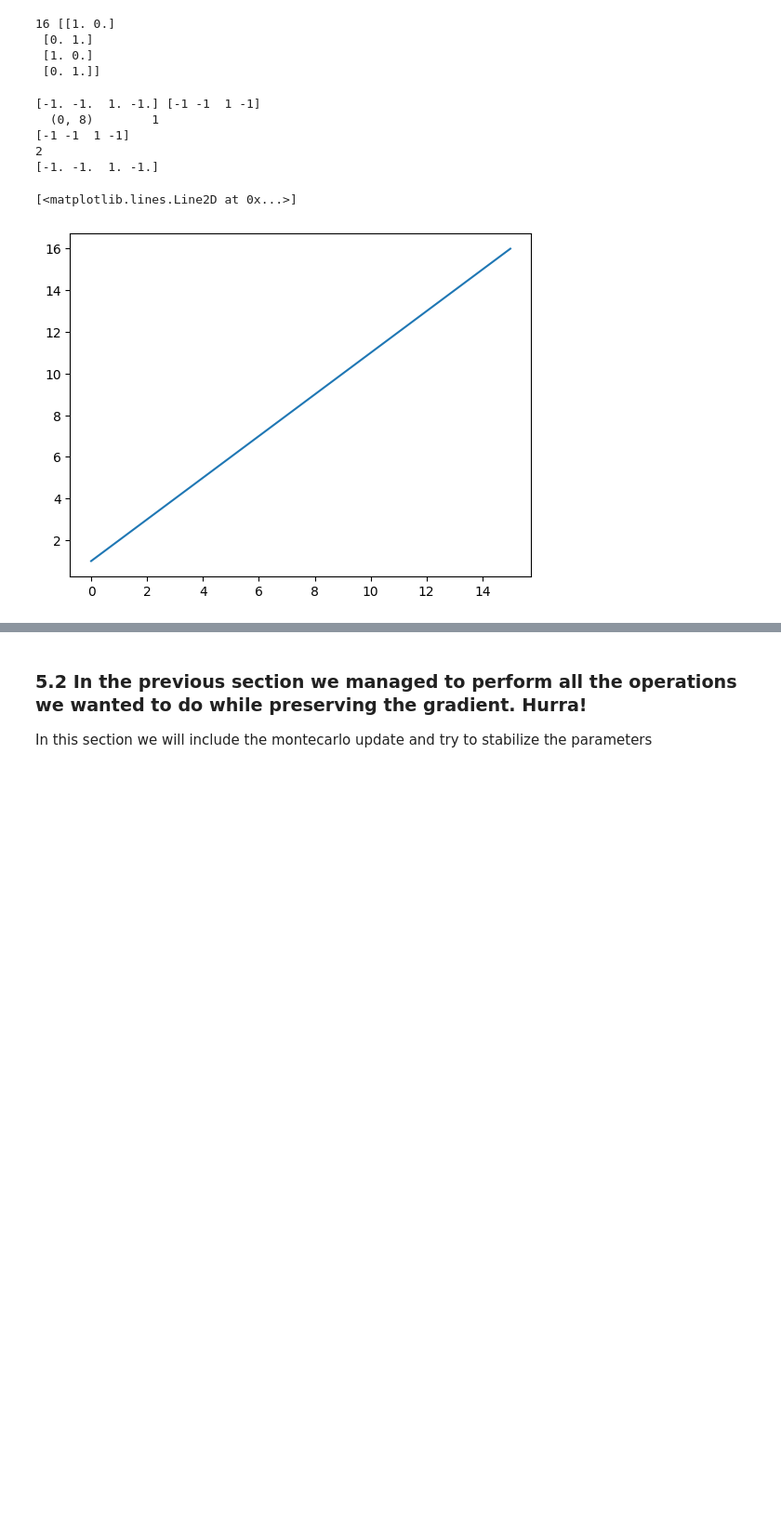
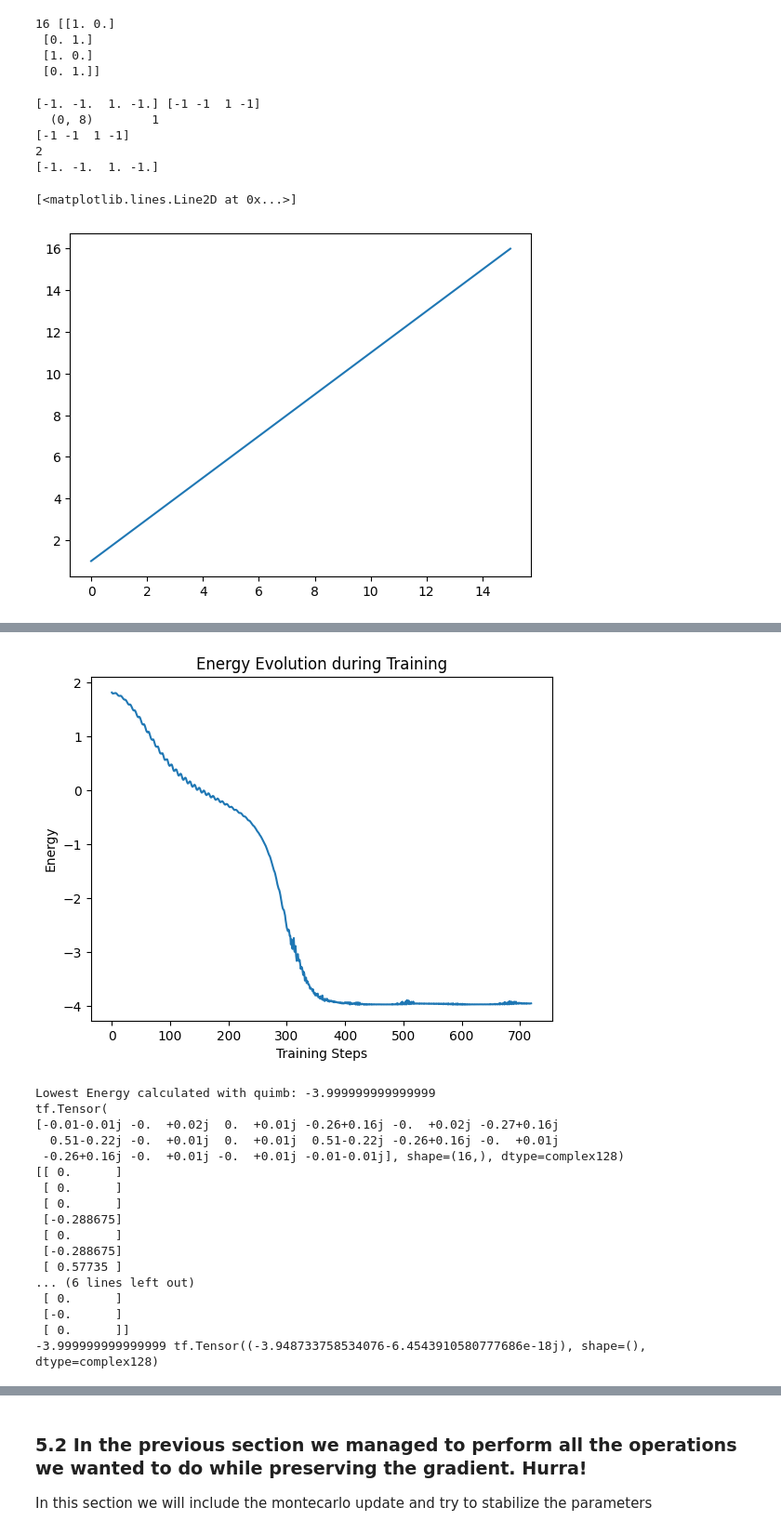
Before and after one commit to StefanoTroffa/thesis_MSc, a Jupyter notebook: compgraph/findthegradient.ipynb, the cells around one changed output, grey strips where cells are left out. Shown at 93% size. Drawn from its saved outputs; the diff is of its cells as text; code cells hidden in the pictures; blank space fills up the shorter version.

Commit message:
Fully working training on 2x2 square lattice, minor updates on functions and handlers, plus creation of new tests

```diff
--- a/compgraph/findthegradient.ipynb
+++ b/compgraph/findthegradient.ipynb
@@ -503,7 +429,7 @@ import tensorflow as tf
 #reload(compgraph.tensor_wave_functions)
 
 from compgraph.sparse_ham import compute_wave_function_csr,  innerprod_sparse
-from compgraph.tensor_wave_functions import adjust_dtype_and_multiply, convert_csr_to_sparse_tensor, evolving_function, variational_wave_function_on_batch
+from compgraph.tensor_wave_functions import adjust_dtype_and_multiply, convert_csr_to_sparse_tensor, variational_wave_function_on_batch
 
 #THE inner training step should work for one configuration at a time if logic has any ground on reality
 np.set_printoptions(precision=2, suppress=True)
@@ -534,7 +460,7 @@ def evolving_function(wave, Ham_tensor,beta):
 def sparse_rep_inner_training_step(model, graph_batch, graph_batch_indices, target_phi, optimizer):
 
     with tf.GradientTape() as tape:
-        output = variational_wave_function_on_batch(model, graph_batch, graph_batch_indices)
+        output = variational_wave_function_on_batch(model, graph_batch)
 
         tape.watch(model.trainable_variables)
         print("output: \n", output)
@@ -759,0 +720,37 @@ Step 9, Loss: [-368.02-0.j -394.14+0.j -388.39-0.j -410.93-0.j -394.14+0.j -408.
+# %%
+# Plotting the energy
+plt.plot(energies[:])
+plt.xlabel('Training Steps')
+plt.ylabel('Energy')
+plt.title('Energy Evolution during Training')
+plt.show()
+n, m= (2,2)
+lowest_energy= qu.groundenergy(Hamiltonian_quimb)
+print("Lowest Energy calculated with quimb:", lowest_energy)
+low_state_gnn= variational_wave_function_on_batch(model_w, graph_tuples_batch)
+normaliz_gnn= 1/tf.norm(low_state_gnn.values)
+norm_low_state_gnn= tf.sparse.map_values(tf.multiply, low_state_gnn, normaliz_gnn)
+print(norm_low_state_gnn.values)
+print(lowest_eigenstate)
+
+energy_normalized= sparse_tensor_exp_energy(norm_low_state_gnn, G,0)
+print(lowest_energy, energy_normalized)
+# %% [output]
+[figure, added]
+Lowest Energy calculated with quimb: -3.999999999999999
+tf.Tensor(
+[-0.01-0.01j -0.  +0.02j  0.  +0.01j -0.26+0.16j -0.  +0.02j -0.27+0.16j
+  0.51-0.22j -0.  +0.01j  0.  +0.01j  0.51-0.22j -0.26+0.16j -0.  +0.01j
+ -0.26+0.16j -0.  +0.01j -0.  +0.01j -0.01-0.01j], shape=(16,), dtype=complex128)
+[[ 0.      ]
+ [ 0.      ]
+ [ 0.      ]
+ [-0.288675]
+ [ 0.      ]
+ [-0.288675]
+ [ 0.57735 ]
+... (6 lines left out)
+ [ 0.      ]
+ [-0.      ]
+ [ 0.      ]]
+-3.999999999999999 tf.Tensor((-3.948733758534076-6.4543910580777686e-18j), shape=(), dtype=complex128)
```
Also changed, not shown: parts of 25 cells of this notebook, 5 other files.
